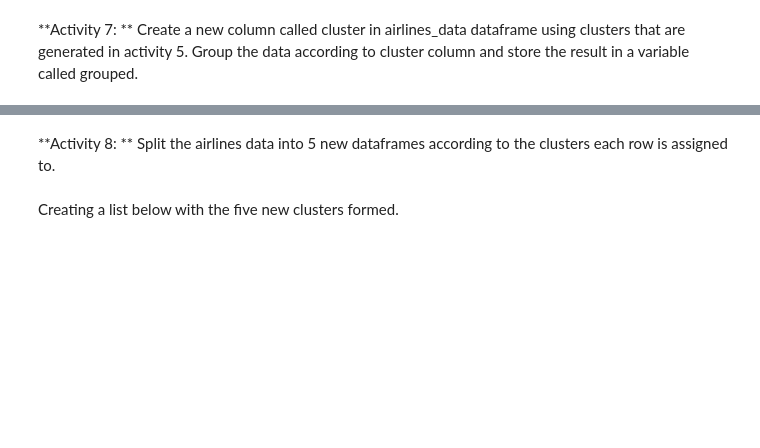
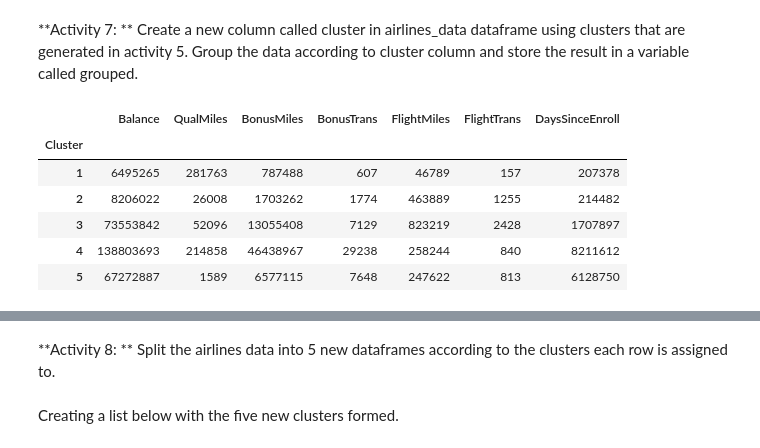
Before and after one commit to asouleymane/DMIR, a Jupyter notebook: modules/module3/Exercises/Exercises.ipynb, the cells around one changed output, grey strips where cells are left out. Saved outputs shown, nothing was run; the diff lists cells and outputs as text; code cells hidden in the pictures; blank space fills up the shorter version.

```diff
--- a/modules/module3/Exercises/Exercises.ipynb
+++ b/modules/module3/Exercises/Exercises.ipynb
@@ -82,3 +130,14 @@ from scipy.cluster.hierarchy import fcluster
 **Activity 7: ** Create a new column called cluster in airlines_data dataframe using clusters that are generated in activity 5. Group the data according to cluster column and store the result in a variable called grouped.
 # %%
 # Your code for activity 7 goes here...
+airlines_data["Cluster"]=clusters
+grouped=round(airlines_data.groupby(['Cluster']).sum())
+grouped.head()
+# %% [output]
+|  | Balance | QualMiles | BonusMiles | BonusTrans | FlightMiles | FlightTrans | DaysSinceEnroll |
+| Cluster |  |  |  |  |  |  |  |
+| 1 | 6495265 | 281763 | 787488 | 607 | 46789 | 157 | 207378 |
+| 2 | 8206022 | 26008 | 1703262 | 1774 | 463889 | 1255 | 214482 |
+| 3 | 73553842 | 52096 | 13055408 | 7129 | 823219 | 2428 | 1707897 |
+| 4 | 138803693 | 214858 | 46438967 | 29238 | 258244 | 840 | 8211612 |
+| 5 | 67272887 | 1589 | 6577115 | 7648 | 247622 | 813 | 6128750 |
```
Also changed, not shown: parts of 16 cells of this notebook.
